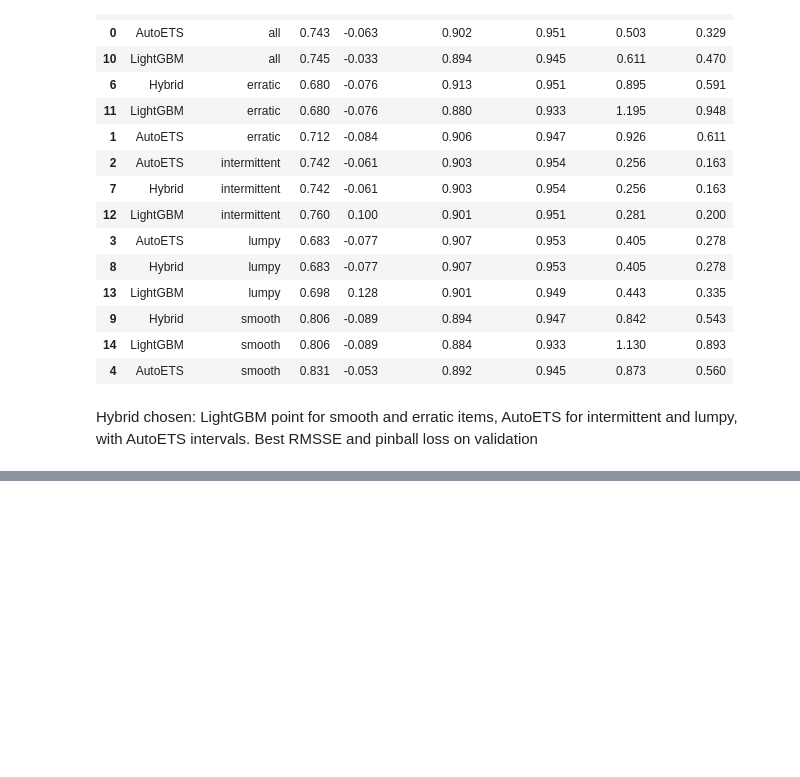
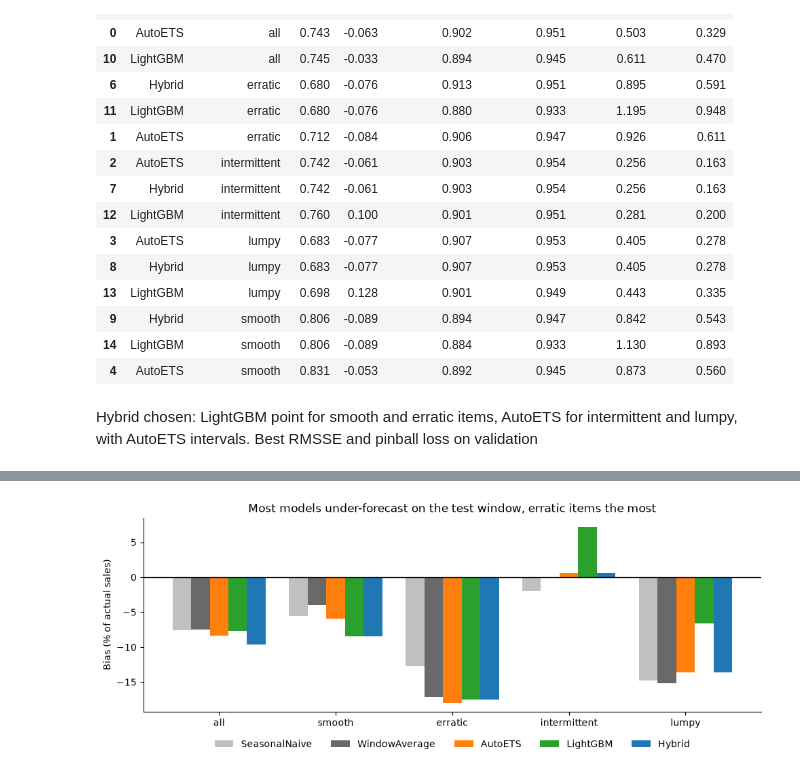
Before and after one commit to vitorneve-s7/supply-chain-decision-platform, a Jupyter notebook: notebooks/02_forecasting.ipynb, the cells around one changed output, grey strips where cells are left out. Saved outputs shown, nothing was run; the diff lists cells and outputs as text; code cells hidden in the pictures; blank space fills up the shorter version.

```diff
--- a/notebooks/02_forecasting.ipynb
+++ b/notebooks/02_forecasting.ipynb
@@ -134,0 +236,13 @@ Hybrid chosen: LightGBM point for smooth and erratic items, AutoETS for intermit
+# %%
+bias = test.pivot(index="demand_class", columns="model", values="bias").loc[CLASSES, MODELS] * 100
+
+ax = bias.plot.bar(figsize=(10, 4), width=0.8, rot=0, color=[COLORS[m] for m in MODELS])
+ax.axhline(0, color="black", linewidth=1)
+ax.set_title("Most models under-forecast on the test window, erratic items the most")
+ax.set_ylabel("Bias (% of actual sales)")
+ax.set_xlabel("")
+ax.legend(ncol=5, loc="upper center", bbox_to_anchor=(0.5, -0.1), frameon=False)
+plt.tight_layout()
+plt.show()
+# %% [output]
+[figure, added]
```
Also changed, not shown: parts of 5 cells of this notebook.
